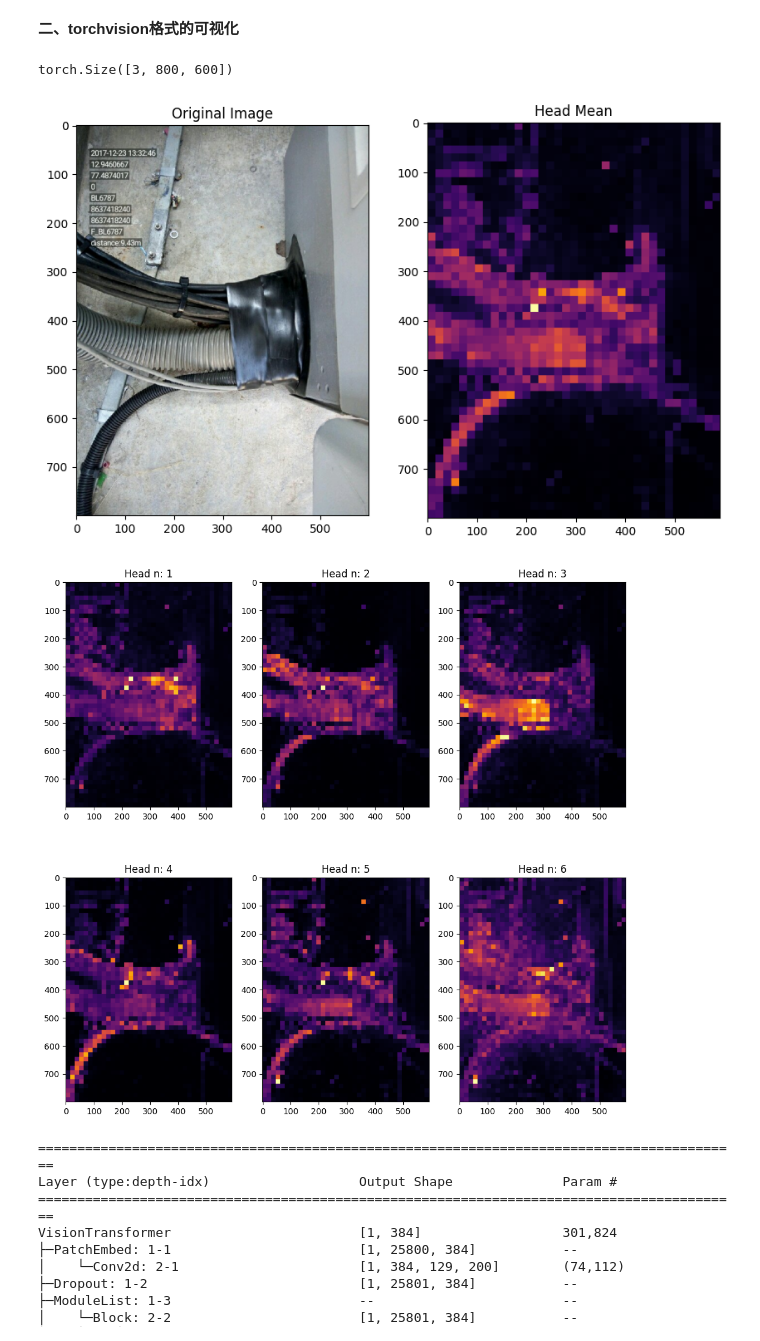
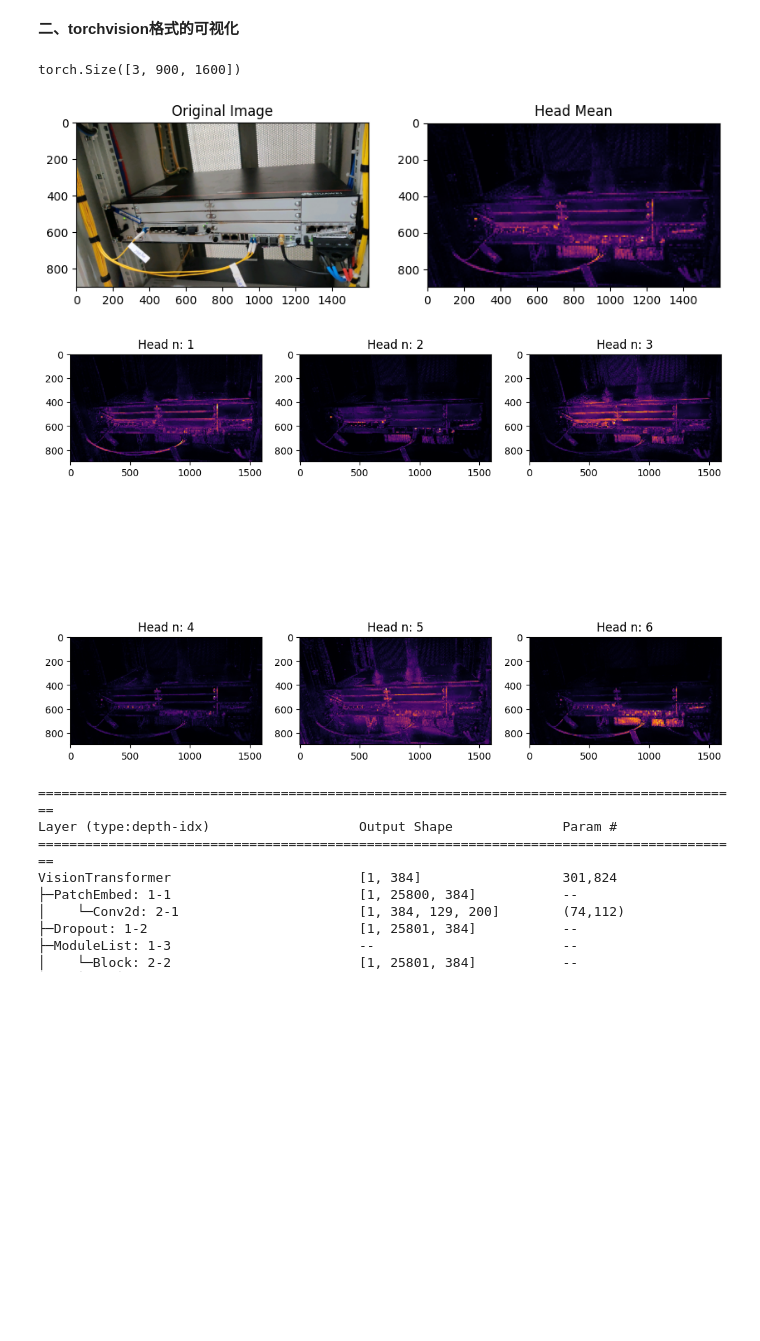
Before and after one commit to cuijunjie18/vit-visualize, a Jupyter notebook: reference.ipynb, the cells around one changed output. Cells and saved outputs as stored; diff of their text form; code cells hidden in the pictures; blank space fills up the shorter version.

```diff
--- a/reference.ipynb
+++ b/reference.ipynb
@@ -390,7 +390,7 @@ device = torch.device("cuda:0") if torch.cuda.is_available() else torch.device("
 #     torch.cuda.set_device(1)
 
 name_model = 'vit_small'
-patch_size = 16
+patch_size = 8
 
 model = VitGenerator(name_model, patch_size,
                      device, evaluate=True, random=False, verbose=True)
@@ -425,16 +424,16 @@ visualize_predict(model, img, img_size, patch_size, device)
 # %%
 import torchvision
 
-path = "demo_images/scco.jpg"
+path = "demo_images/bbu.jpg"
 img = torchvision.io.read_image(path,torchvision.io.image.ImageReadMode.RGB)
 img = img.float() / 255
 print(img.shape)
 attention = visualize_attention(model, img, patch_size, device)
 plot_attention(img.permute(1,2,0), attention)
 # %% [output]
-torch.Size([3, 800, 600])
+torch.Size([3, 900, 1600])
-[figure, old version]
+[figure, new version]
-[figure, old version]
+[figure, new version]
 # %%
 import torchinfo
 
```
Also changed, not shown: parts of 1 cell of this notebook, 6 other files.
